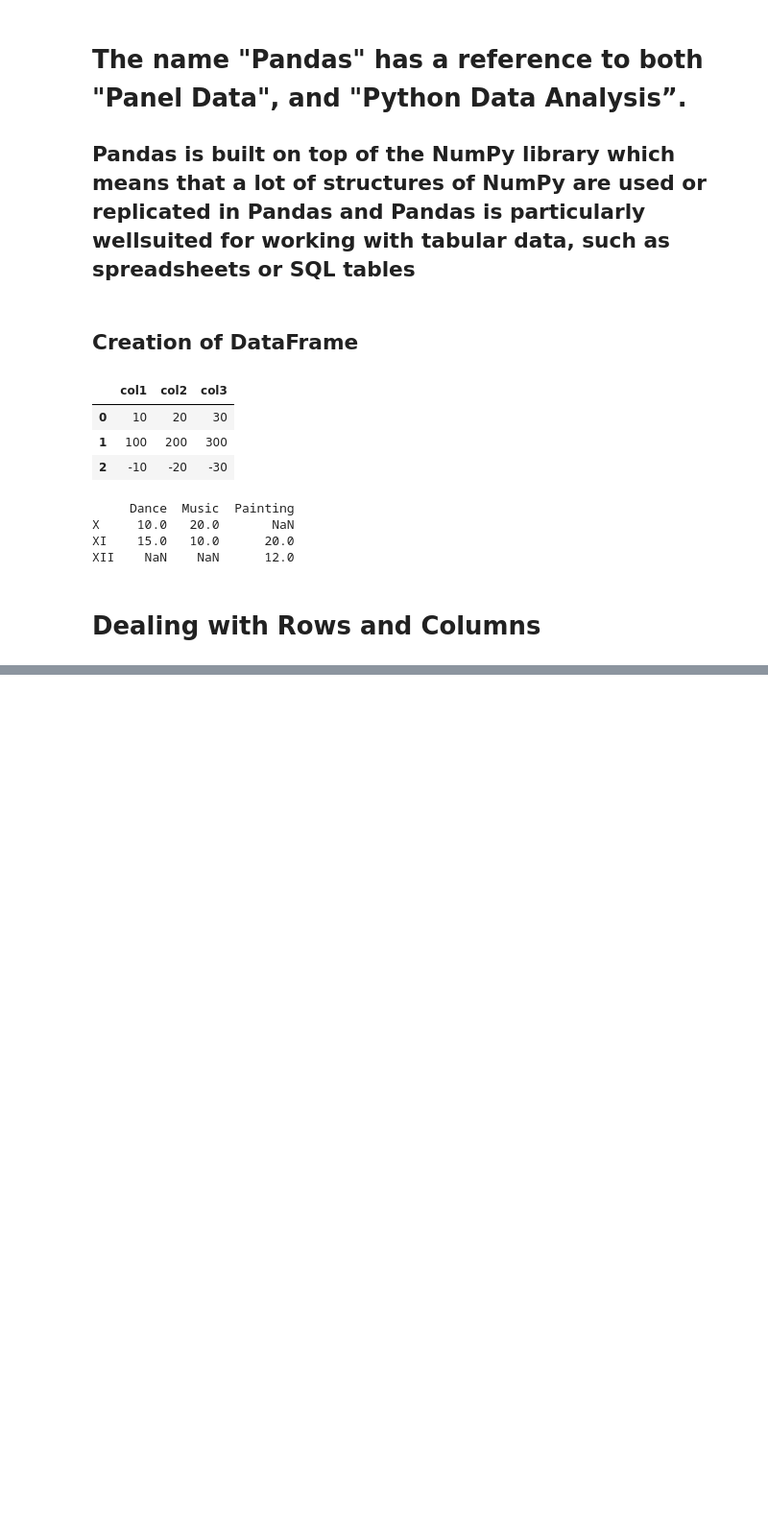
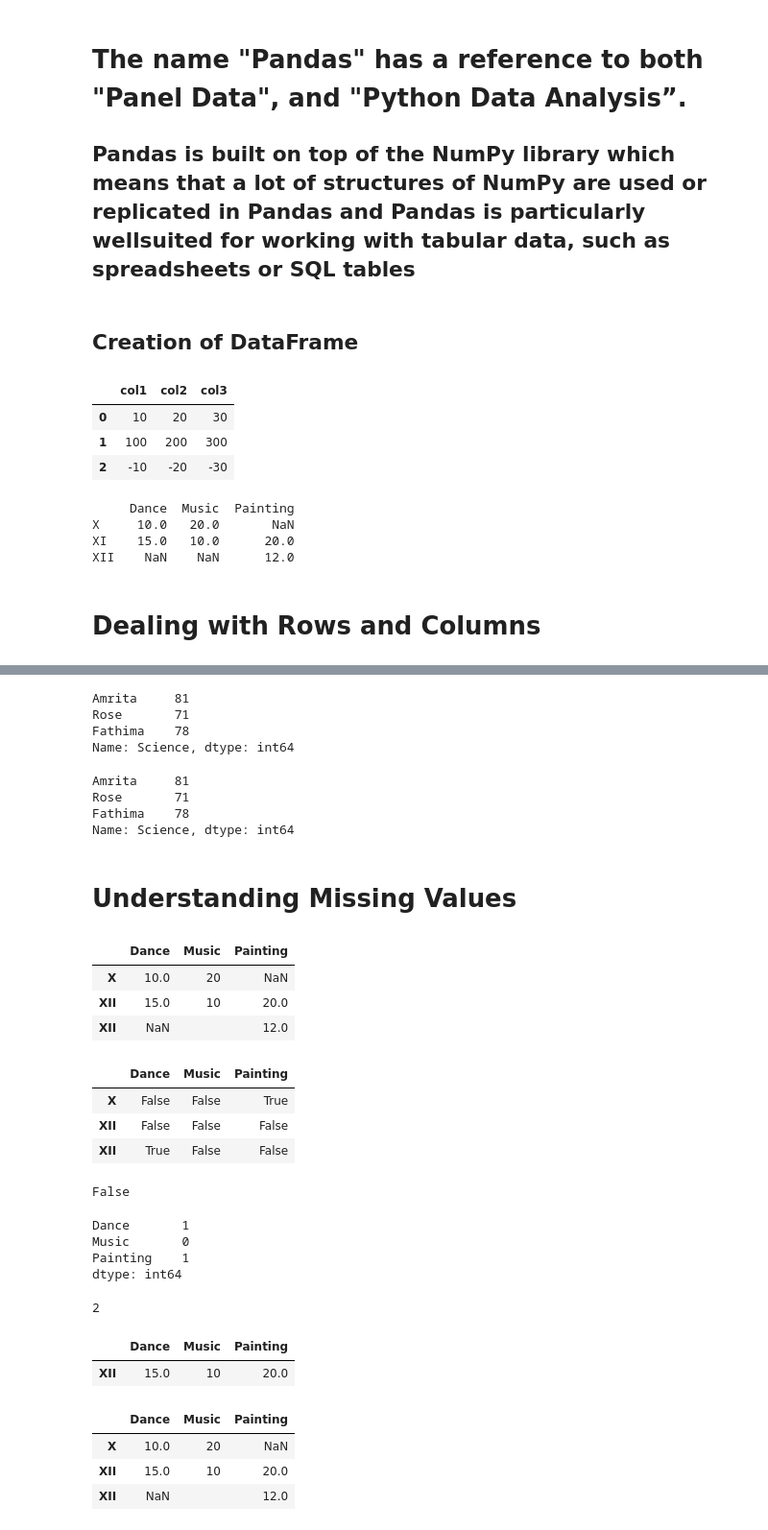
Before and after one commit to oldMan1/schoolTeachings, a Jupyter notebook: school_teachings/AI Class 11.ipynb, the cells around one changed output, grey strips where cells are left out. Shown at 96% size. Saved outputs shown, nothing was run; the diff lists cells and outputs as text; code cells hidden in the pictures; blank space fills up the shorter version.

```diff
--- a/school_teachings/AI Class 11.ipynb
+++ b/school_teachings/AI Class 11.ipynb
@@ -267,0 +335,75 @@ XII    NaN    NaN      12.0
+# %%
+Results.loc['Science']
+# %% [output]
+Amrita     81
+Rose       71
+Fathima    78
+Name: Science, dtype: int64
+# %%
+Results.iloc[1]
+# %% [output]
+Amrita     81
+Rose       71
+Fathima    78
+Name: Science, dtype: int64
+# %% [markdown]
+# Understanding Missing Values
+# %%
+import pandas as pd
+StudCCA = pd.read_csv('dance.csv')
+StudCCA.index = ['X', 'XII', 'XII']
+StudCCA
+# %% [output]
+|  | Dance | Music | Painting |
+| X | 10.0 | 20 | NaN |
+| XII | 15.0 | 10 | 20.0 |
+| XII | NaN |  | 12.0 |
+# %%
+# Pandas provide a function isnull() to check whether any value is missing or not in the
+# DataFrame. This function checks all attributes and returns True in case that attribute has
+# missing values, otherwise returns False.
+
+
+StudCCA.isnull()
+# %% [output]
+|  | Dance | Music | Painting |
+| X | False | False | True |
+| XII | False | False | False |
+| XII | True | False | False |
+# %%
+# Finding any missing value in a column ➔
+
+StudCCA['Music'].isnull().any()
+# %% [output]
+False
+# %%
+# Finding total number of NaN count per column
+
+StudCCA.isnull().sum()
+# %% [output]
+Dance       1
+Music       0
+Painting    1
+dtype: int64
+# %%
+# Finding total number of NaN
+
+StudCCA.isnull().sum().sum()
+# %% [output]
+2
+# %%
+# Deleting entire row with NaN values ➔
+
+StudCCA.dropna()
+# %% [output]
+|  | Dance | Music | Painting |
+| XII | 15.0 | 10 | 20.0 |
+# %%
+# but no change in actual dataframe -> not inplace
+
+StudCCA
+# %% [output]
+|  | Dance | Music | Painting |
+| X | 10.0 | 20 | NaN |
+| XII | 15.0 | 10 | 20.0 |
+| XII | NaN |  | 12.0 |
```
Also changed, not shown: parts of 23 cells of this notebook, 7 other files.
